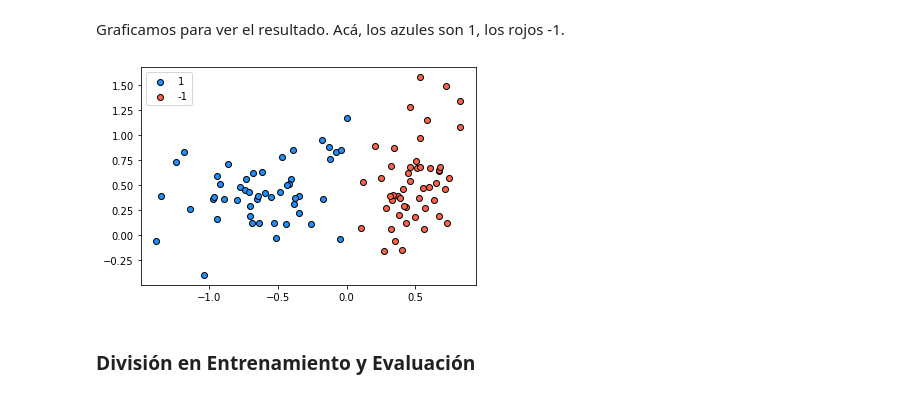
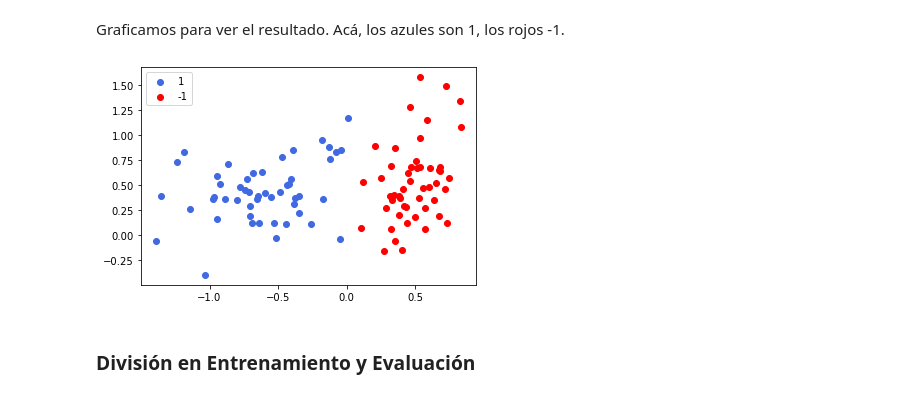
Before and after one commit to DiploDatos/IntroduccionAprendizajeAutomatico, a Jupyter notebook: 02 Perceptron.ipynb, the cells around one changed output. Cells and saved outputs as stored; diff of their text form; code cells hidden in the pictures.

```diff
--- a/02 Perceptron.ipynb
+++ b/02 Perceptron.ipynb
@@ -36,12 +36,12 @@ y_true.shape
 # %% [markdown]
 Graficamos para ver el resultado. Acá, los azules son 1, los rojos -1.
 # %%
-plt.scatter(X[y_true==1, 0], X[y_true==1, 1], color="dodgerblue", edgecolors='k', label="1")
-plt.scatter(X[y_true==-1, 0], X[y_true==-1, 1], color="tomato", edgecolors='k', label="-1")
+plt.scatter(X[y_true==1, 0], X[y_true==1, 1], color="royalblue", label="1")
+plt.scatter(X[y_true==-1, 0], X[y_true==-1, 1], color="red", label="-1")
 plt.legend()
 plt.show()
 # %% [output]
-[figure, old version]
+[figure, new version]
 # %% [markdown]
 ### División en Entrenamiento y Evaluación
 # %%
```
Also changed, not shown: parts of 14 cells of this notebook.
